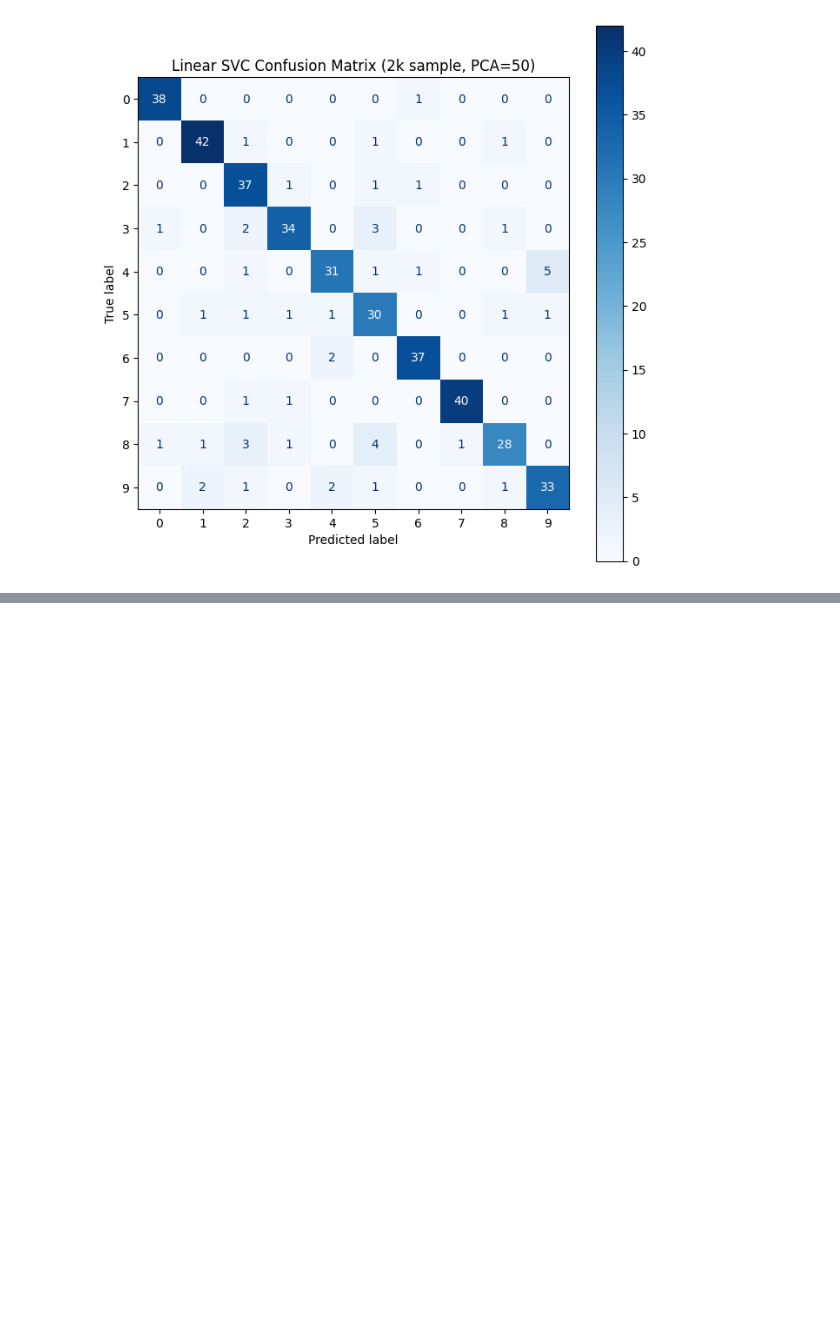
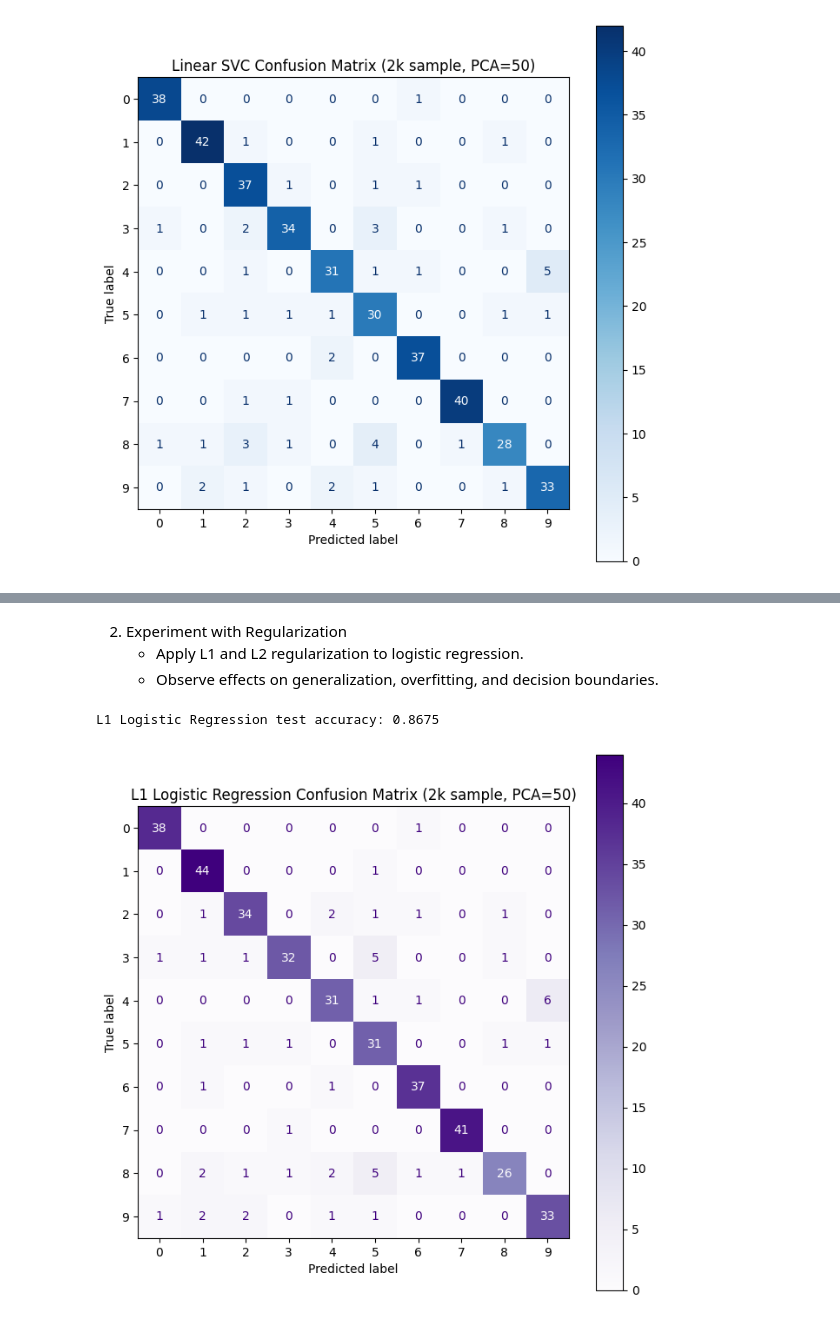
Before and after one commit to Rolling-W/MSIT3103Assignments, a Jupyter notebook: assignment1.ipynb, the cells around one changed output, grey strips where cells are left out. Cells and saved outputs as stored; diff of their text form; code cells hidden in the pictures; blank space fills up the shorter version.

```diff
--- a/assignment1.ipynb
+++ b/assignment1.ipynb
@@ -128,0 +143,30 @@ plt.show()
+# %% [markdown]
+2. Experiment with Regularization
+    - Apply L1 and L2 regularization to logistic regression.
+    - Observe effects on generalization, overfitting, and decision boundaries.
+# %%
+from sklearn.linear_model import LogisticRegression
+from sklearn.metrics import accuracy_score, confusion_matrix, ConfusionMatrixDisplay
+
+logreg_l1 = LogisticRegression(
+    penalty="l1",
+    C=1.0,
+    solver="saga",
+    max_iter=200,
+    random_state=42,
+)
+logreg_l1.fit(X_train, y_train)
+
+y_pred_l1 = logreg_l1.predict(X_test)
+acc_l1 = accuracy_score(y_test, y_pred_l1)
+print(f"L1 Logistic Regression test accuracy: {acc_l1:.4f}")
+
+cm_l1 = confusion_matrix(y_test, y_pred_l1)
+disp_l1 = ConfusionMatrixDisplay(cm_l1)
+fig, ax = plt.subplots(figsize=(8, 8))
+disp_l1.plot(ax=ax, cmap="Purples", colorbar=True)
+ax.set_title("L1 Logistic Regression Confusion Matrix (2k sample, PCA=50)")
+plt.show()
+# %% [output]
+L1 Logistic Regression test accuracy: 0.8675
+[figure, added]
```
Also changed, not shown: parts of 4 cells of this notebook.
